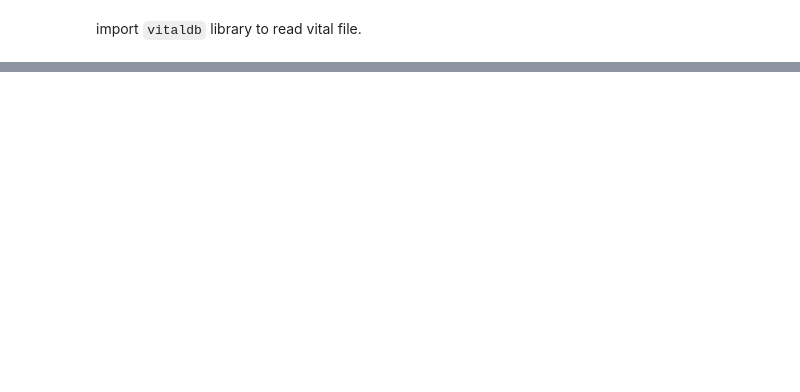
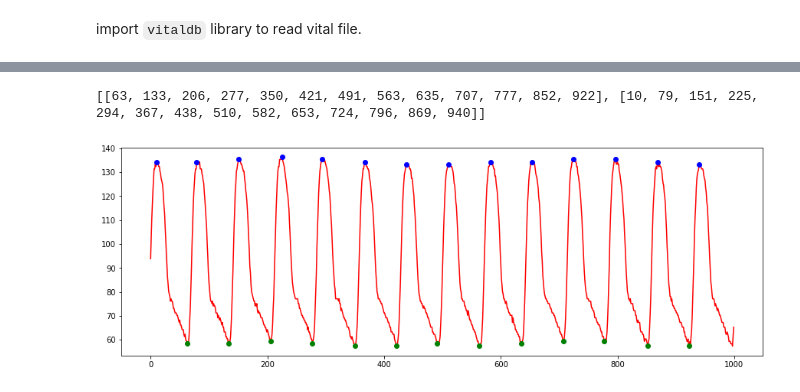
Before and after one commit to vitaldb/examples, a Jupyter notebook: pyvital.ipynb, the cells around one changed output, grey strips where cells are left out. Drawn from its saved outputs; the diff is of its cells as text; code cells hidden in the pictures; blank space fills up the shorter version.

```diff
--- a/pyvital.ipynb
+++ b/pyvital.ipynb
@@ -112,6 +46,0 @@ plt.show()
-# %%
-# Plot a waveform for ART
-art = vals[:,1]
-plt.figure(figsize=(20,5))
-plt.plot(art[110000:111000], color='r')
-plt.show()
@@ -263,0 +66,13 @@ vitaldb.api.login(id='admin', pw='pass', host='snuh.vitaldb.net', port=80)
+# %%
+art = pyvital.arr.exclude_undefined(art)
+peaks = pyvital.arr.detect_peaks(art, 100) # Obtain maximum and minimum values from blood pressure or pleth waveform
+print(peaks)
+
+plt.figure(figsize=(15,5))
+plt.plot(art, color='r')
+plt.plot(peaks[0], [art[i] for i in peaks[0]], 'go') # minimum values from BP or pleth waveform
+plt.plot(peaks[1], [art[i] for i in peaks[1]], 'bo') # maximum values from BP or pleth waveform
+plt.show()
+# %% [output]
+[[63, 133, 206, 277, 350, 421, 491, 563, 635, 707, 777, 852, 922], [10, 79, 151, 225, 294, 367, 438, 510, 582, 653, 724, 796, 869, 940]]
+[figure, added]
```
Also changed, not shown: parts of 42 cells of this notebook.
